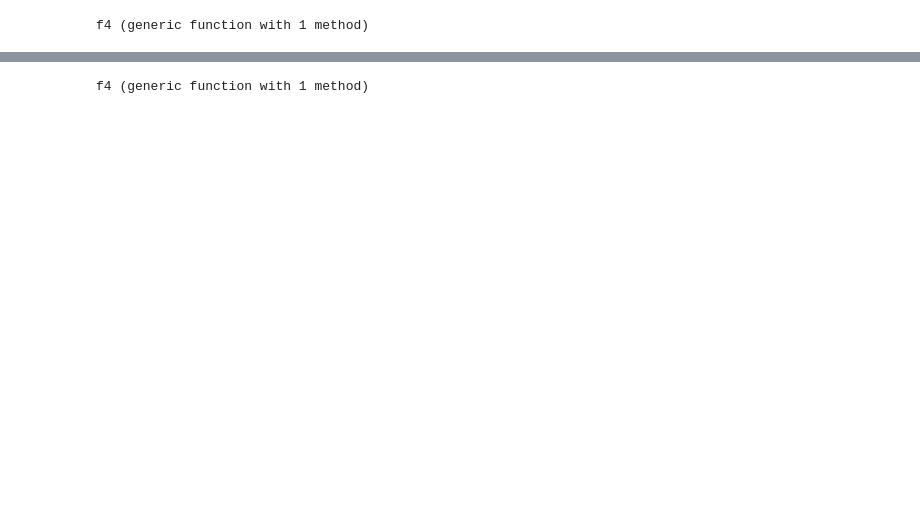
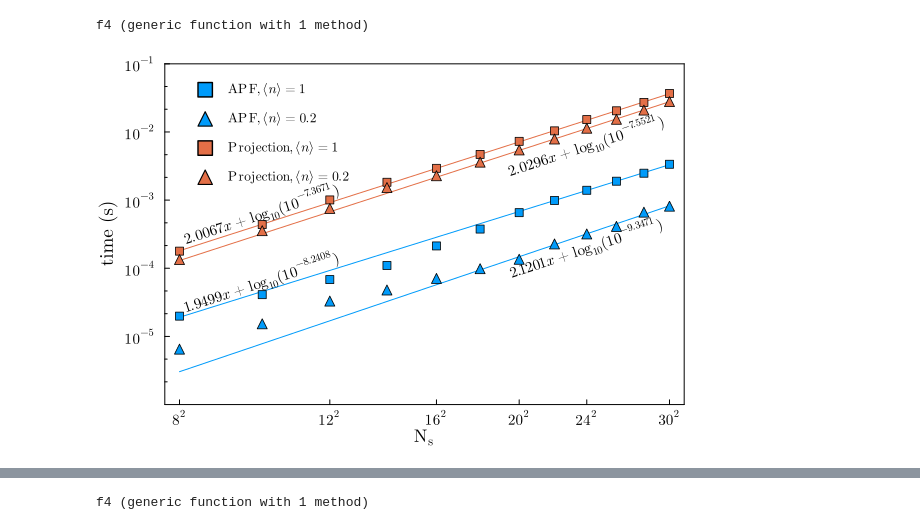
Before and after one commit to DelMaestroGroup/papers-code-CanEnsAFQMC, a Jupyter notebook: src/plot_benckmarks.ipynb, the cells around one changed output, grey strips where cells are left out. Saved outputs shown, nothing was run; the diff lists cells and outputs as text; code cells hidden in the pictures; blank space fills up the shorter version.

```diff
--- a/src/plot_benckmarks.ipynb
+++ b/src/plot_benckmarks.ipynb
@@ -71,33 +71,37 @@ scatter!(
 # empty spacing
 scatter!(plt, [data1.X[end]], [data1.Y[1]], label=" ", ms=0, mc=:white, msc=:white)
 
 plot!(plt, f2, log10(64), log10(900), lc = cur_colors[2], label="")
 
 scatter!(
     plt,
     log10.(Ns), log10.(data["t1_projection"]),
     label=L"\mathrm{Projection}, \langle n \rangle=1",
     mc=cur_colors[2],
     marker=(:square, 4)
 )
 
 # empty spacing
 scatter!(plt, [data1.X[end]], [data1.Y[1]], label=" ", ms=0, mc=:white, msc=:white)
 
 plot!(plt, f4, log10(64), log10(900), lc = cur_colors[2], label="")
 
 scatter!(
     plt,
     log10.(Ns), log10.(data["t2_projection"]),
     label=L"\mathrm{Projection}, \langle n \rangle=0.2",
     mc=cur_colors[2],
     marker=(:utriangle, 5)
 )
 
 annotate!(plt, log10(10^2), -4.2, text(L"$1.9499x + \log_{10}(10^{-8.2408})$", 10, rotation=18))
 annotate!(plt, log10(10^2), -3.2, text(L"$2.0067x + \log_{10}(10^{-7.3671})$", 10, rotation=18))
 annotate!(plt, log10(24^2), -3.7, text(L"$2.1201x + \log_{10}(10^{-9.3471})$", 10, rotation=18))
 annotate!(plt, log10(24^2), -2.2, text(L"$2.0296x + \log_{10}(10^{-7.5521})$", 10, rotation=18))
+
+display(MIME"image/png"(), plt)
+# %% [output]
+[figure, added]
 # %%
 savefig("../figures/Runtime.pdf")
 savefig("../figures/Runtime.svg")
```
Also changed, not shown: parts of 3 cells of this notebook, 6 other files.
